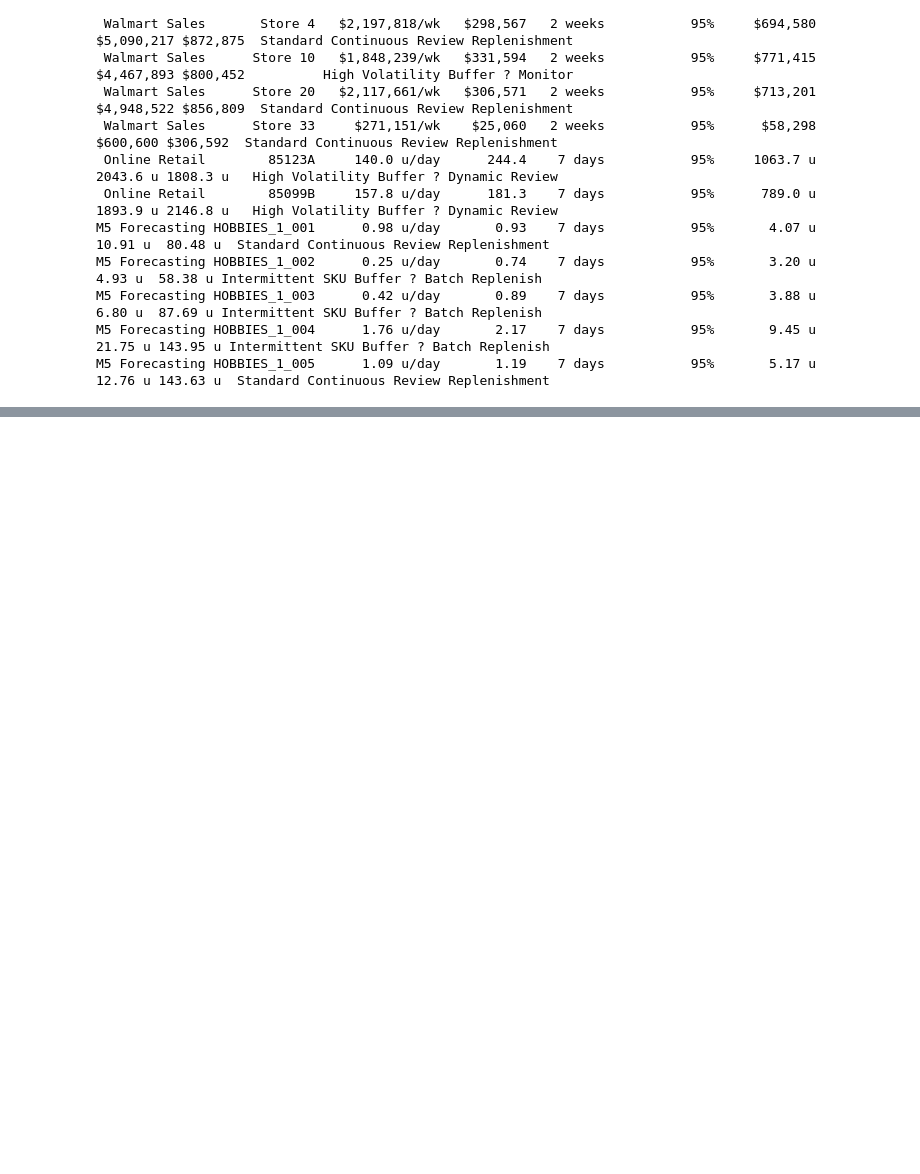
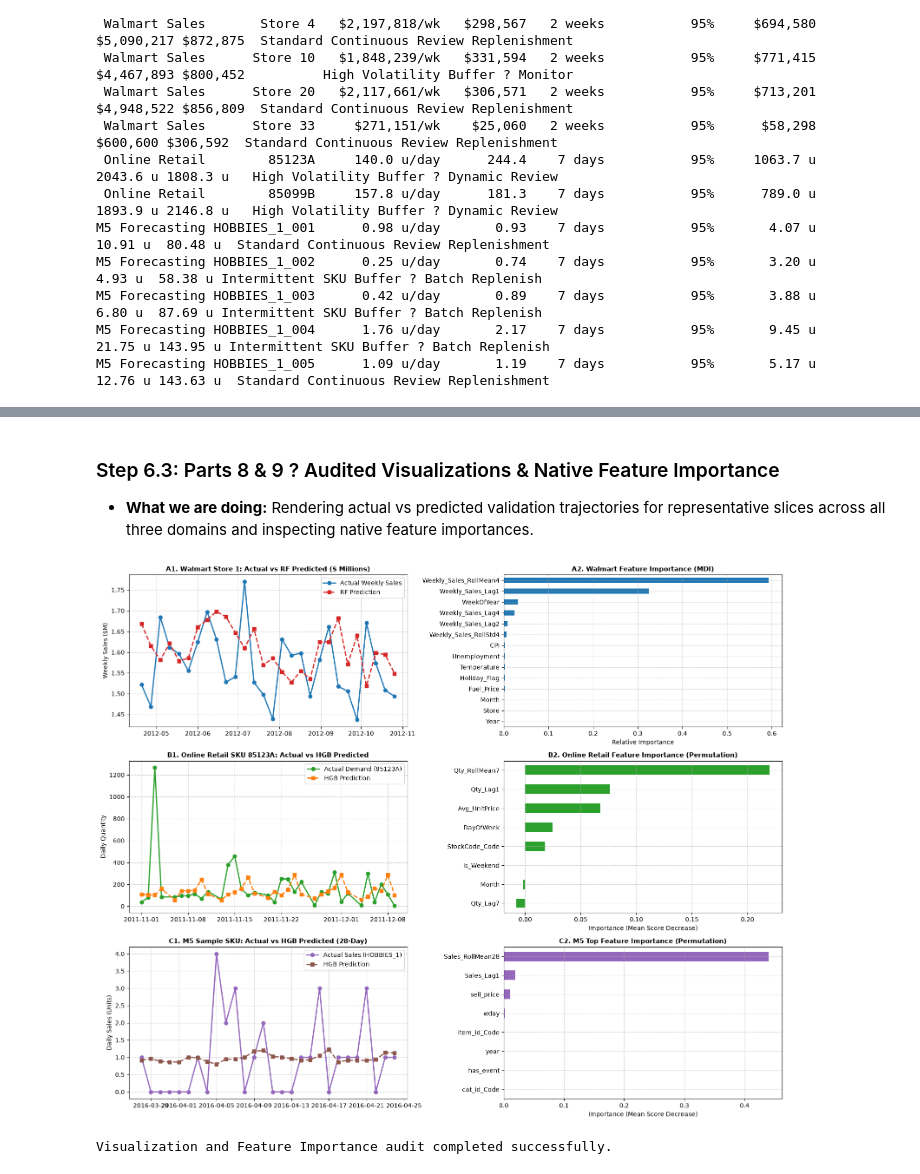
Before and after one commit to sashank321/ML-Inventory-Decision-Support-System, a Jupyter notebook: ML_Inventory_Decision_Support_System.ipynb, the cells around one changed output, grey strips where cells are left out. Drawn from its saved outputs; the diff is of its cells as text; code cells hidden in the pictures; blank space fills up the shorter version.

Commit message:
Implement Step 6: Final ML Model & Pipeline Audit (Target, Leakage, Error Bias, and Step 5 Verification)

```diff
--- a/ML_Inventory_Decision_Support_System.ipynb
+++ b/ML_Inventory_Decision_Support_System.ipynb
@@ -1576,0 +492,14 @@ print("7. All deduplications, filters, and aggregations strictly respect chronol
+# %%
+# Feature Engineering for M5 Forecasting Dataset
+df_m5_feat = df_m5_final.copy()
+
+df_m5_feat['Sales_Lag1'] = df_m5_feat.groupby('id')['Sales'].shift(1)
+df_m5_feat['Sales_Lag7'] = df_m5_feat.groupby('id')['Sales'].shift(7)
+df_m5_feat['Sales_Lag14'] = df_m5_feat.groupby('id')['Sales'].shift(14)
+
+df_m5_feat['Sales_RollMean7'] = df_m5_feat.groupby('id')['Sales'].shift(1).rolling(7).mean()
+df_m5_feat['Sales_RollMean28'] = df_m5_feat.groupby('id')['Sales'].shift(1).rolling(28).mean()
+df_m5_feat['Sales_RollStd7'] = df_m5_feat.groupby('id')['Sales'].shift(1).rolling(7).std()
+
+df_m5_feat = df_m5_feat.dropna().reset_index(drop=True)
+print(f"M5 Feature Dataset Shape: {df_m5_feat.shape[0]:,} rows, {df_m5_feat.shape[1]} columns")
@@ -1895,0 +1067,62 @@ M5 Forecasting HOBBIES_1_005      1.09 u/day       1.19    7 days           95%
+# %% [markdown]
+### Step 6.3: Parts 8 & 9 ? Audited Visualizations & Native Feature Importance
+* **What we are doing:** Rendering actual vs predicted validation trajectories for representative slices across all three domains and inspecting native feature importances.
+# %%
+# Step 6.3: Visualizations and Feature Importance
+fig, axes = plt.subplots(3, 2, figsize=(16, 13))
+
+val_w_s1 = val_w[val_w['Store'] == 1].sort_values('Date')
+axes[0, 0].plot(val_w_s1['Date'], val_w_s1['Weekly_Sales'] / 1e6, 'o-', label='Actual Weekly Sales', color='#1f77b4', linewidth=2)
+axes[0, 0].plot(val_w_s1['Date'], val_w_s1['Pred_RF_Audit'] / 1e6, 's--', label='RF Prediction', color='#d62728', linewidth=2)
+axes[0, 0].set_title('A1. Walmart Store 1: Actual vs RF Predicted ($ Millions)', fontsize=11, fontweight='bold')
+axes[0, 0].set_ylabel('Weekly Sales ($M)')
+axes[0, 0].legend()
+axes[0, 0].grid(True, linestyle='--', alpha=0.6)
+
+importances_w = pd.Series(rf_w.feature_importances_, index=feat_cols_w).sort_values()
+importances_w.plot(kind='barh', ax=axes[0, 1], color='#1f77b4')
+axes[0, 1].set_title('A2. Walmart Feature Importance (MDI)', fontsize=11, fontweight='bold')
+axes[0, 1].set_xlabel('Relative Importance')
+axes[0, 1].grid(True, linestyle='--', alpha=0.6)
+
+top_sku = '85123A'
+val_o_sku = val_o[val_o['StockCode'] == top_sku].sort_values('Date')
+axes[1, 0].plot(val_o_sku['Date'], val_o_sku['Daily_Quantity'], 'o-', label=f'Actual Demand ({top_sku})', color='#2ca02c', linewidth=2)
+axes[1, 0].plot(val_o_sku['Date'], val_o_sku['Pred_HGB_Audit'], 's--', label='HGB Prediction', color='#ff7f0e', linewidth=2)
+axes[1, 0].set_title(f'B1. Online Retail SKU {top_sku}: Actual vs HGB Predicted', fontsize=11, fontweight='bold')
+axes[1, 0].set_ylabel('Daily Quantity')
+axes[1, 0].legend()
+axes[1, 0].grid(True, linestyle='--', alpha=0.6)
+
+from sklearn.inspection import permutation_importance
+sample_sub_o = val_o.sample(n=min(2000, len(val_o)), random_state=42)
+perm_o = permutation_importance(hgb_o, sample_sub_o[feat_cols_o], sample_sub_o['Daily_Quantity'], n_repeats=5, random_state=42)
+imp_o = pd.Series(perm_o.importances_mean, index=feat_cols_o).sort_values()
+imp_o.plot(kind='barh', ax=axes[1, 1], color='#2ca02c')
+axes[1, 1].set_title('B2. Online Retail Feature Importance (Permutation)', fontsize=11, fontweight='bold')
+axes[1, 1].set_xlabel('Importance (Mean Score Decrease)')
+axes[1, 1].grid(True, linestyle='--', alpha=0.6)
+
+sample_m5_sku = val_m5['id'].iloc[0]
+val_m5_sku = val_m5[val_m5['id'] == sample_m5_sku].sort_values('date')
+axes[2, 0].plot(val_m5_sku['date'], val_m5_sku['Sales'], 'o-', label=f'Actual Sales ({sample_m5_sku.split("_")[0]}_{sample_m5_sku.split("_")[1]})', color='#9467bd', linewidth=2)
+axes[2, 0].plot(val_m5_sku['date'], val_m5_sku['Pred_HGB_Audit'], 's--', label='HGB Prediction', color='#8c564b', linewidth=2)
+axes[2, 0].set_title('C1. M5 Sample SKU: Actual vs HGB Predicted (28-Day)', fontsize=11, fontweight='bold')
+axes[2, 0].set_ylabel('Daily Sales (Units)')
+axes[2, 0].legend()
+axes[2, 0].grid(True, linestyle='--', alpha=0.6)
+
+sample_sub_m = val_m5.sample(n=min(2000, len(val_m5)), random_state=42)
+perm_m = permutation_importance(hgb_m5, sample_sub_m[feat_cols_m5], sample_sub_m['Sales'], n_repeats=5, random_state=42)
+imp_m = pd.Series(perm_m.importances_mean, index=feat_cols_m5).sort_values()
+imp_m.tail(8).plot(kind='barh', ax=axes[2, 1], color='#9467bd')
+axes[2, 1].set_title('C2. M5 Top Feature Importance (Permutation)', fontsize=11, fontweight='bold')
+axes[2, 1].set_xlabel('Importance (Mean Score Decrease)')
+axes[2, 1].grid(True, linestyle='--', alpha=0.6)
+
+plt.tight_layout()
+plt.show()
+print("Visualization and Feature Importance audit completed successfully.")
+# %% [output]
+[figure, added]
+Visualization and Feature Importance audit completed successfully.
```
Also changed, not shown: parts of 113 cells of this notebook.
